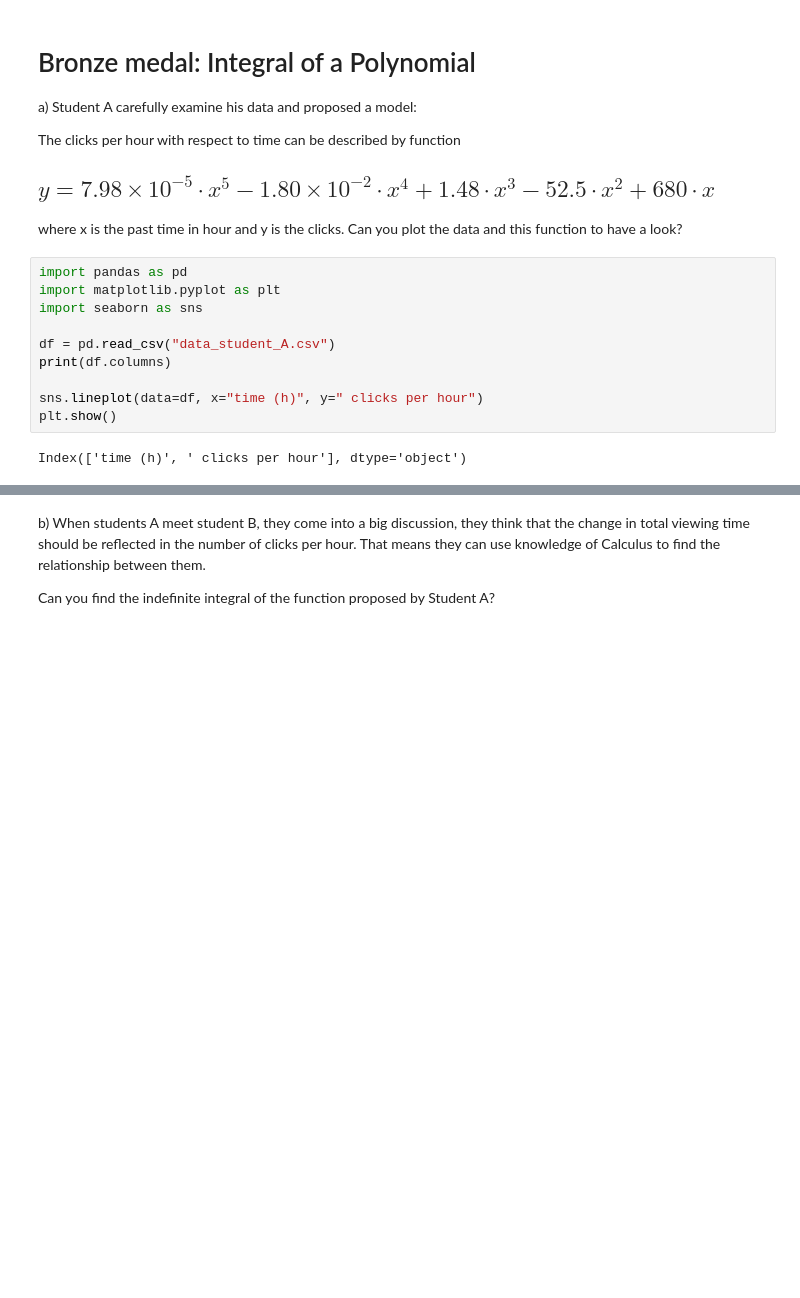
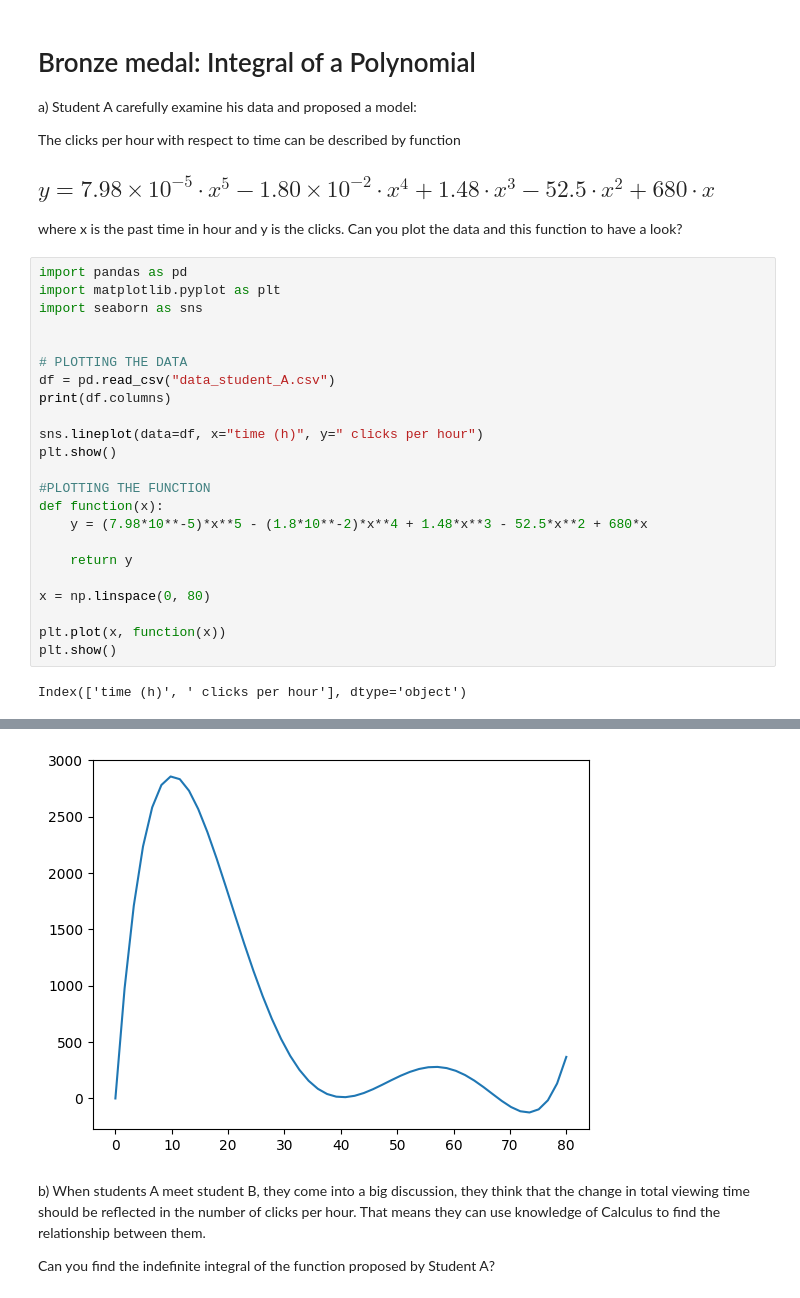
Before and after one commit to katharinamaier/computational-thinking-week-individual-16197216, a Jupyter notebook: challenge_calculus/Review_Calculus.ipynb, the cells around one changed output, grey strips where cells are left out. Cells and saved outputs as stored; diff of their text form; blank space fills up the shorter version.

```diff
--- a/challenge_calculus/Review_Calculus.ipynb
+++ b/challenge_calculus/Review_Calculus.ipynb
@@ -68,16 +70,30 @@ where x is the past time in hour and y is the clicks. Can you plot the data and
 # %%
 import pandas as pd
 import matplotlib.pyplot as plt
 import seaborn as sns
 
+
+# PLOTTING THE DATA
 df = pd.read_csv("data_student_A.csv")
 print(df.columns)
 
 sns.lineplot(data=df, x="time (h)", y=" clicks per hour")
 plt.show()
+
+#PLOTTING THE FUNCTION
+def function(x):
+    y = (7.98*10**-5)*x**5 - (1.8*10**-2)*x**4 + 1.48*x**3 - 52.5*x**2 + 680*x
+
+    return y
+
+x = np.linspace(0, 80)
+
+plt.plot(x, function(x))
+plt.show()
 # %% [output]
 Index(['time (h)', ' clicks per hour'], dtype='object')
 [figure]
+[figure, added]
 # %% [markdown]
 b) When students A meet student B, they come into a big discussion, they think that the change in total viewing time should be reflected in the number of clicks per hour. That means they can use knowledge of Calculus to find the relationship between them.
 
```
Also changed, not shown: parts of 2 cells of this notebook.
